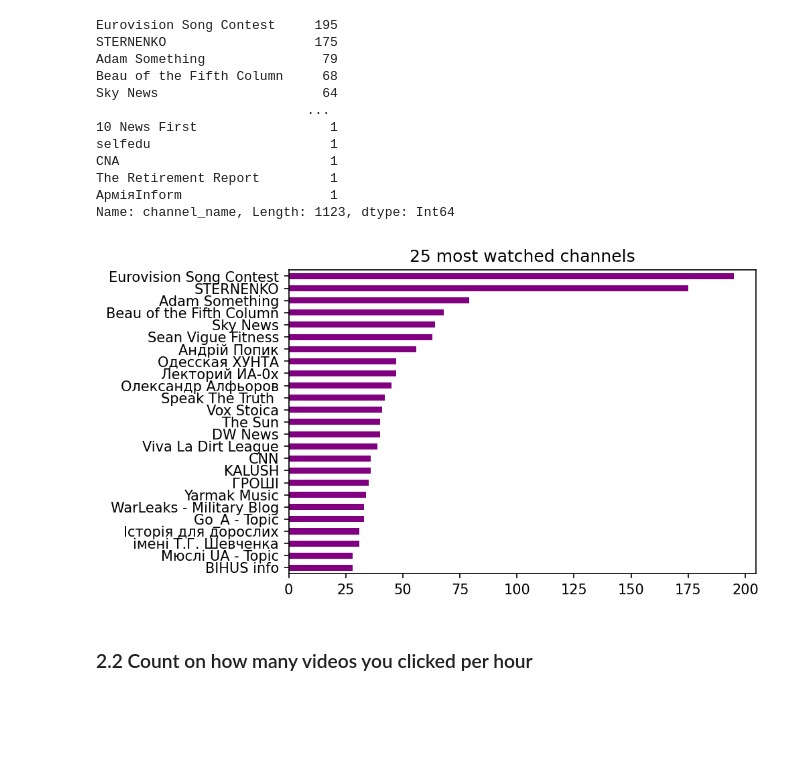
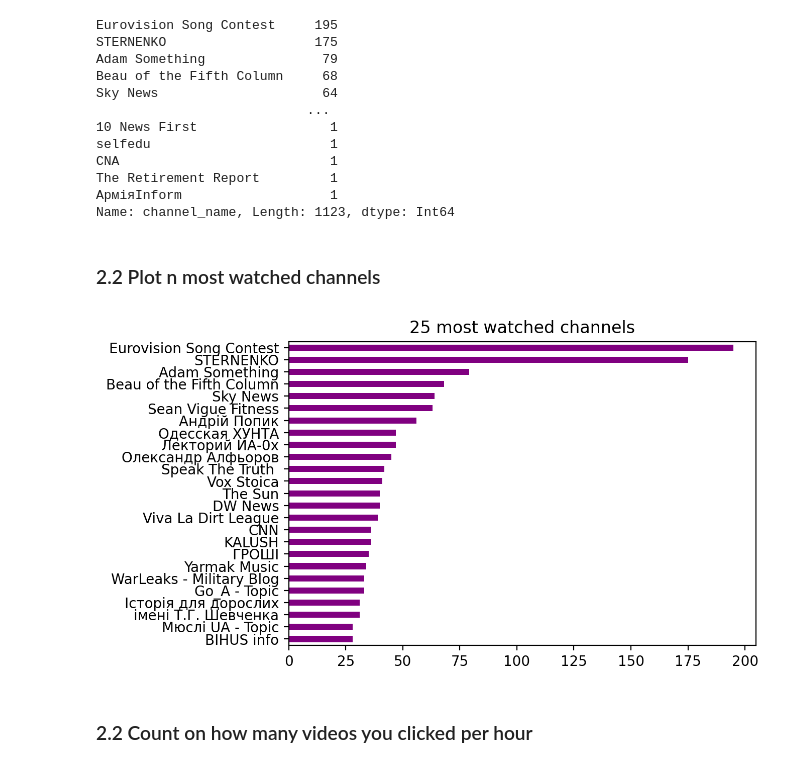
Before and after one commit to SanAntonik/yt_activity_analysis, a Jupyter notebook: explore.ipynb, the cells around one changed output. Cells and saved outputs as stored; diff of their text form; code cells hidden in the pictures; blank space fills up the shorter version.

```diff
--- a/explore.ipynb
+++ b/explore.ipynb
@@ -4,6 +4,8 @@
 import numpy as np
 import pandas as pd
 import matplotlib.pyplot as plt
+# %%
+plt.rcParams['figure.dpi'] = 200 # make your graphs bigger
 # %% [markdown]
 # 1. Get data with a previosly made function
 # %%
@@ -39,16 +41,15 @@ CNA                           1
 The Retirement Report         1
 АрміяInform                   1
 Name: channel_name, Length: 1123, dtype: Int64
+# %% [markdown]
+### 2.2 Plot n most watched channels
 # %%
-# Plot the most watched n channels
-plt.rcParams['figure.dpi'] = 150 # make your graphs bigger
-
 n = 25
 top_n_channels = counts.iloc[:n]
 ax = top_n_channels.plot(kind="barh", color="purple", title=f"{n} most watched channels")
 ax.invert_yaxis()
 # %% [output]
-[figure, old version]
+[figure, new version]
 # %% [markdown]
 ### 2.2 Count on how many videos you clicked per hour
 # %%
```
Also changed, not shown: parts of 7 cells of this notebook.
